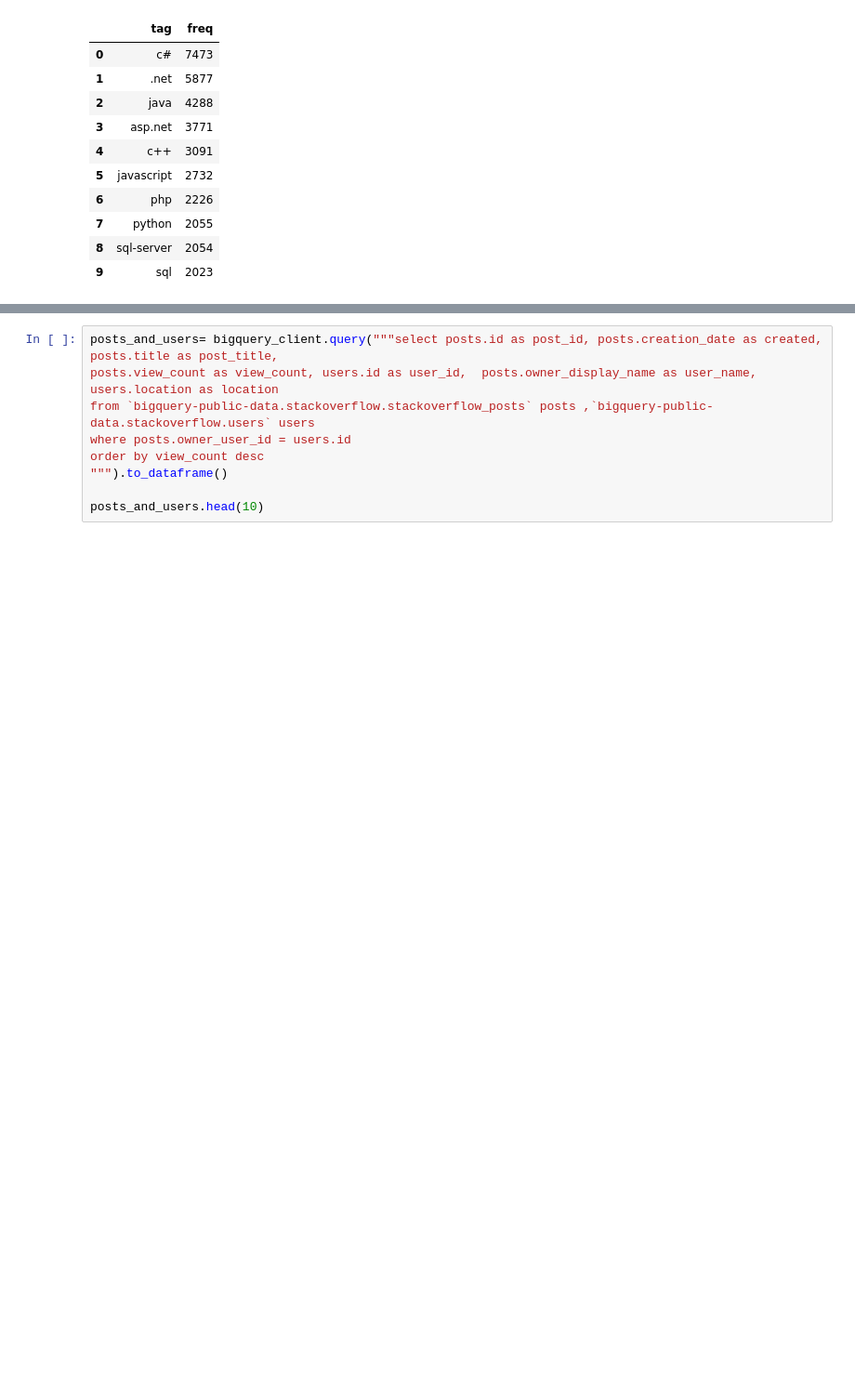
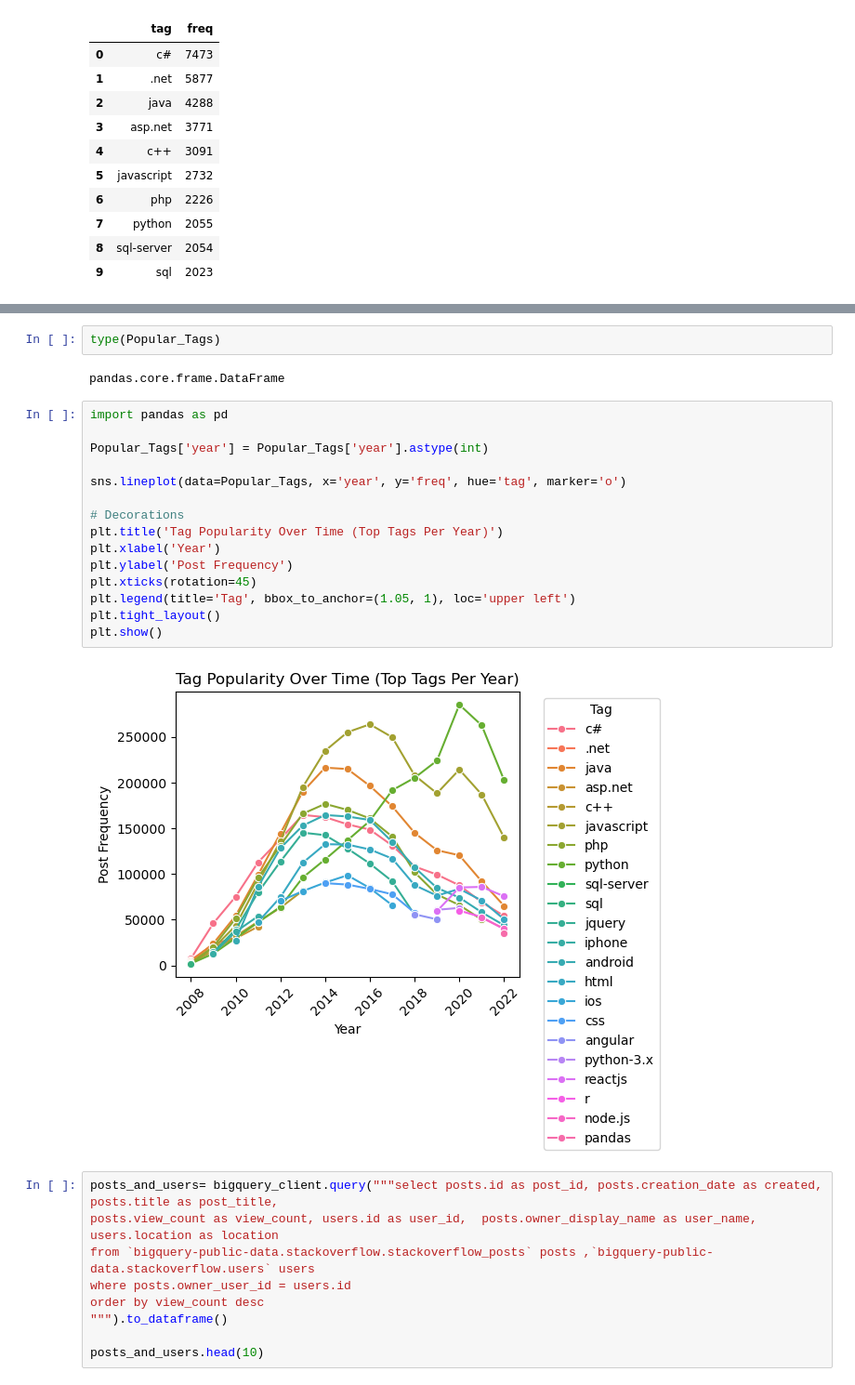
Before and after one commit to vrsyvby/bda-assignment-parta, a Jupyter notebook: BigQuery.ipynb, the cells around one changed output, grey strips where cells are left out. Shown at 93% size. Drawn from its saved outputs; the diff is of its cells as text; blank space fills up the shorter version.

```diff
--- a/BigQuery.ipynb
+++ b/BigQuery.ipynb
@@ -274,3 +306,24 @@ Popular_Tags_by_year
+# %%
+type(Popular_Tags)
+# %% [output]
+pandas.core.frame.DataFrame
+# %%
+import pandas as pd
+
+Popular_Tags['year'] = Popular_Tags['year'].astype(int)
+
+sns.lineplot(data=Popular_Tags, x='year', y='freq', hue='tag', marker='o')
+
+# Decorations
+plt.title('Tag Popularity Over Time (Top Tags Per Year)')
+plt.xlabel('Year')
+plt.ylabel('Post Frequency')
+plt.xticks(rotation=45)
+plt.legend(title='Tag', bbox_to_anchor=(1.05, 1), loc='upper left')
+plt.tight_layout()
+plt.show()
+# %% [output]
+[figure, added]
 # %%
 posts_and_users= bigquery_client.query("""select posts.id as post_id, posts.creation_date as created, posts.title as post_title,
 posts.view_count as view_count, users.id as user_id,  posts.owner_display_name as user_name,
```
Also changed, not shown: parts of 5 cells of this notebook.
